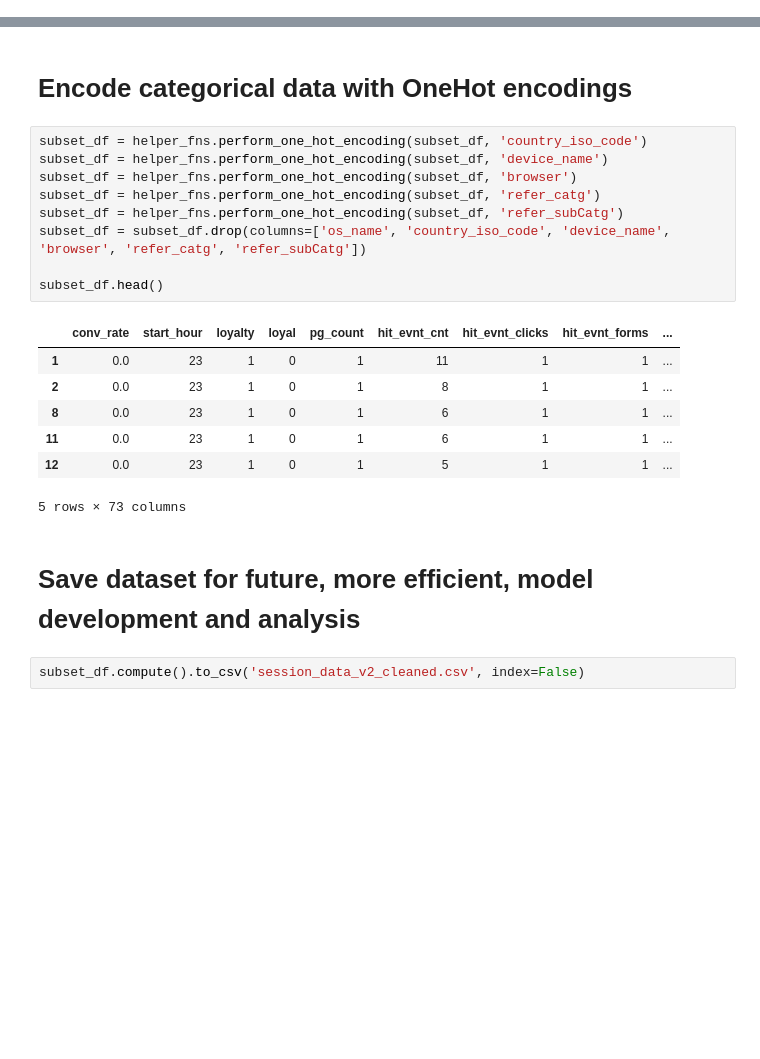
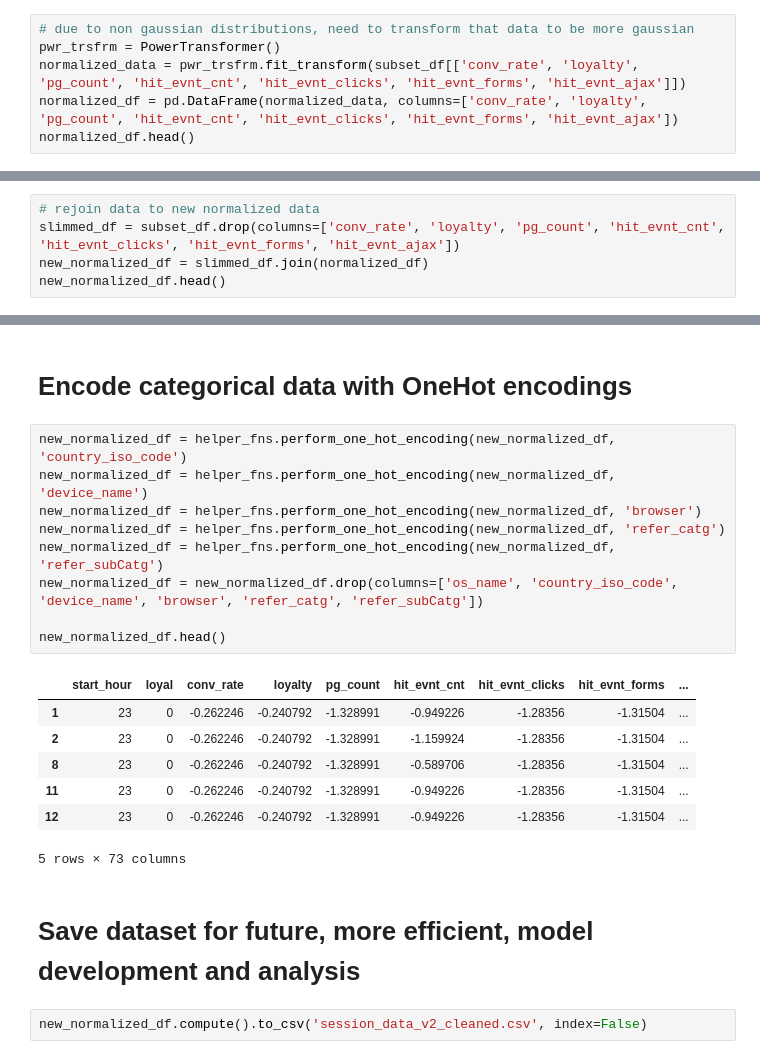
Before and after one commit to brianwvincent/quantum_test, a Jupyter notebook: session_analysis.ipynb, the cells around one changed output, grey strips where cells are left out. Saved outputs shown, nothing was run; the diff lists cells and outputs as text; blank space fills up the shorter version.

Commit message:
adding power transform and normalization to session analysis

```diff
--- a/session_analysis.ipynb
+++ b/session_analysis.ipynb
@@ -116,0 +137,6 @@ subset_df.compute().describe()
+# %%
+# due to non gaussian distributions, need to transform that data to be more gaussian
+pwr_trsfrm = PowerTransformer()
+normalized_data = pwr_trsfrm.fit_transform(subset_df[['conv_rate', 'loyalty', 'pg_count', 'hit_evnt_cnt', 'hit_evnt_clicks', 'hit_evnt_forms', 'hit_evnt_ajax']])
+normalized_df = pd.DataFrame(normalized_data, columns=['conv_rate', 'loyalty', 'pg_count', 'hit_evnt_cnt', 'hit_evnt_clicks', 'hit_evnt_forms', 'hit_evnt_ajax'])
+normalized_df.head()
@@ -116,0 +163,5 @@ subset_df.compute().describe()
+# %%
+# rejoin data to new normalized data
+slimmed_df = subset_df.drop(columns=['conv_rate', 'loyalty', 'pg_count', 'hit_evnt_cnt', 'hit_evnt_clicks', 'hit_evnt_forms', 'hit_evnt_ajax'])
+new_normalized_df = slimmed_df.join(normalized_df)
+new_normalized_df.head()
@@ -117,23 +175,23 @@ subset_df.compute().describe()
 # %% [markdown]
 # Encode categorical data with OneHot encodings
 # %%
-subset_df = helper_fns.perform_one_hot_encoding(subset_df, 'country_iso_code')
-subset_df = helper_fns.perform_one_hot_encoding(subset_df, 'device_name')
-subset_df = helper_fns.perform_one_hot_encoding(subset_df, 'browser')
-subset_df = helper_fns.perform_one_hot_encoding(subset_df, 'refer_catg')
-subset_df = helper_fns.perform_one_hot_encoding(subset_df, 'refer_subCatg')
-subset_df = subset_df.drop(columns=['os_name', 'country_iso_code', 'device_name', 'browser', 'refer_catg', 'refer_subCatg'])
+new_normalized_df = helper_fns.perform_one_hot_encoding(new_normalized_df, 'country_iso_code')
+new_normalized_df = helper_fns.perform_one_hot_encoding(new_normalized_df, 'device_name')
+new_normalized_df = helper_fns.perform_one_hot_encoding(new_normalized_df, 'browser')
+new_normalized_df = helper_fns.perform_one_hot_encoding(new_normalized_df, 'refer_catg')
+new_normalized_df = helper_fns.perform_one_hot_encoding(new_normalized_df, 'refer_subCatg')
+new_normalized_df = new_normalized_df.drop(columns=['os_name', 'country_iso_code', 'device_name', 'browser', 'refer_catg', 'refer_subCatg'])
 
-subset_df.head()
+new_normalized_df.head()
 # %% [output]
-|  | conv_rate | start_hour | loyalty | loyal | pg_count | hit_evnt_cnt | hit_evnt_clicks | hit_evnt_forms | ... |
-| 1 | 0.0 | 23 | 1 | 0 | 1 | 11 | 1 | 1 | ... |
-| 2 | 0.0 | 23 | 1 | 0 | 1 | 8 | 1 | 1 | ... |
-| 8 | 0.0 | 23 | 1 | 0 | 1 | 6 | 1 | 1 | ... |
-| 11 | 0.0 | 23 | 1 | 0 | 1 | 6 | 1 | 1 | ... |
-| 12 | 0.0 | 23 | 1 | 0 | 1 | 5 | 1 | 1 | ... |
+|  | start_hour | loyal | conv_rate | loyalty | pg_count | hit_evnt_cnt | hit_evnt_clicks | hit_evnt_forms | ... |
+| 1 | 23 | 0 | -0.262246 | -0.240792 | -1.328991 | -0.949226 | -1.28356 | -1.31504 | ... |
+| 2 | 23 | 0 | -0.262246 | -0.240792 | -1.328991 | -1.159924 | -1.28356 | -1.31504 | ... |
+| 8 | 23 | 0 | -0.262246 | -0.240792 | -1.328991 | -0.589706 | -1.28356 | -1.31504 | ... |
+| 11 | 23 | 0 | -0.262246 | -0.240792 | -1.328991 | -0.949226 | -1.28356 | -1.31504 | ... |
+| 12 | 23 | 0 | -0.262246 | -0.240792 | -1.328991 | -0.949226 | -1.28356 | -1.31504 | ... |
 5 rows × 73 columns
 # %% [markdown]
 # Save dataset for future, more efficient, model development and analysis
 # %%
-subset_df.compute().to_csv('session_data_v2_cleaned.csv', index=False)
+new_normalized_df.compute().to_csv('session_data_v2_cleaned.csv', index=False)
```
Also changed, not shown: parts of 9 cells of this notebook, 1 other file.
